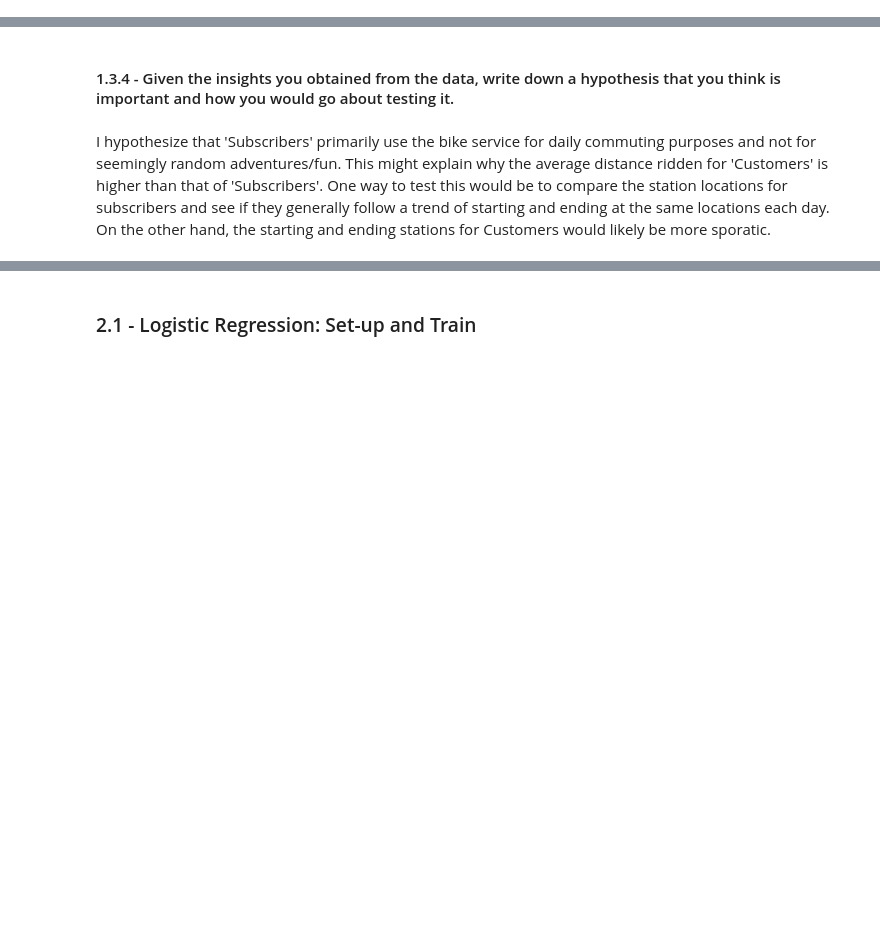
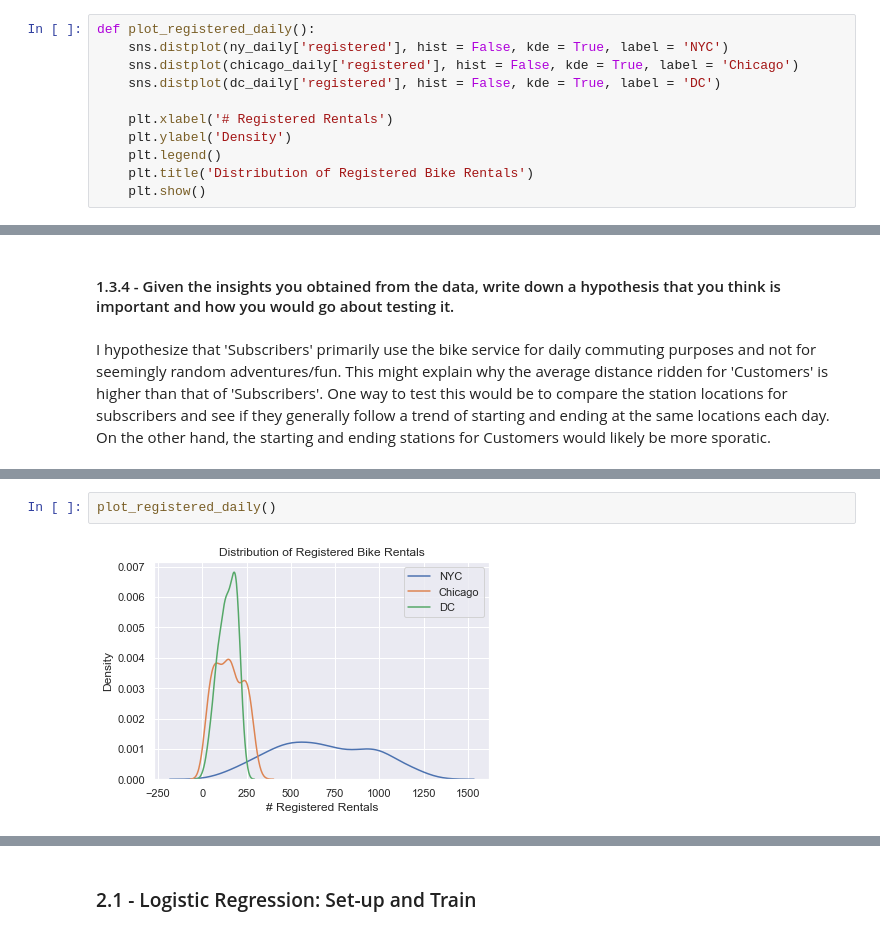
Before and after one commit to erikon/fa19, a Jupyter notebook: project/project-pt1.ipynb, the cells around one changed output, grey strips where cells are left out. Drawn from its saved outputs; the diff is of its cells as text; blank space fills up the shorter version.

```diff
--- a/project/project-pt1.ipynb
+++ b/project/project-pt1.ipynb
@@ -174,2 +403,13 @@ def plot_dist_nyc_distance():
+# %%
+def plot_registered_daily():
+    sns.distplot(ny_daily['registered'], hist = False, kde = True, label = 'NYC')
+    sns.distplot(chicago_daily['registered'], hist = False, kde = True, label = 'Chicago')
+    sns.distplot(dc_daily['registered'], hist = False, kde = True, label = 'DC')
+
+    plt.xlabel('# Registered Rentals')
+    plt.ylabel('Density')
+    plt.legend()
+    plt.title('Distribution of Registered Bike Rentals')
+    plt.show()
 # %% [markdown]
 ## 2 - Hypothesis Testing Code
@@ -565,0 +872,4 @@ I hypothesize that 'Subscribers' primarily use the bike service for daily commut
+# %%
+plot_registered_daily()
+# %% [output]
+[figure, added]
```
Also changed, not shown: parts of 51 cells of this notebook, 8 other files.
